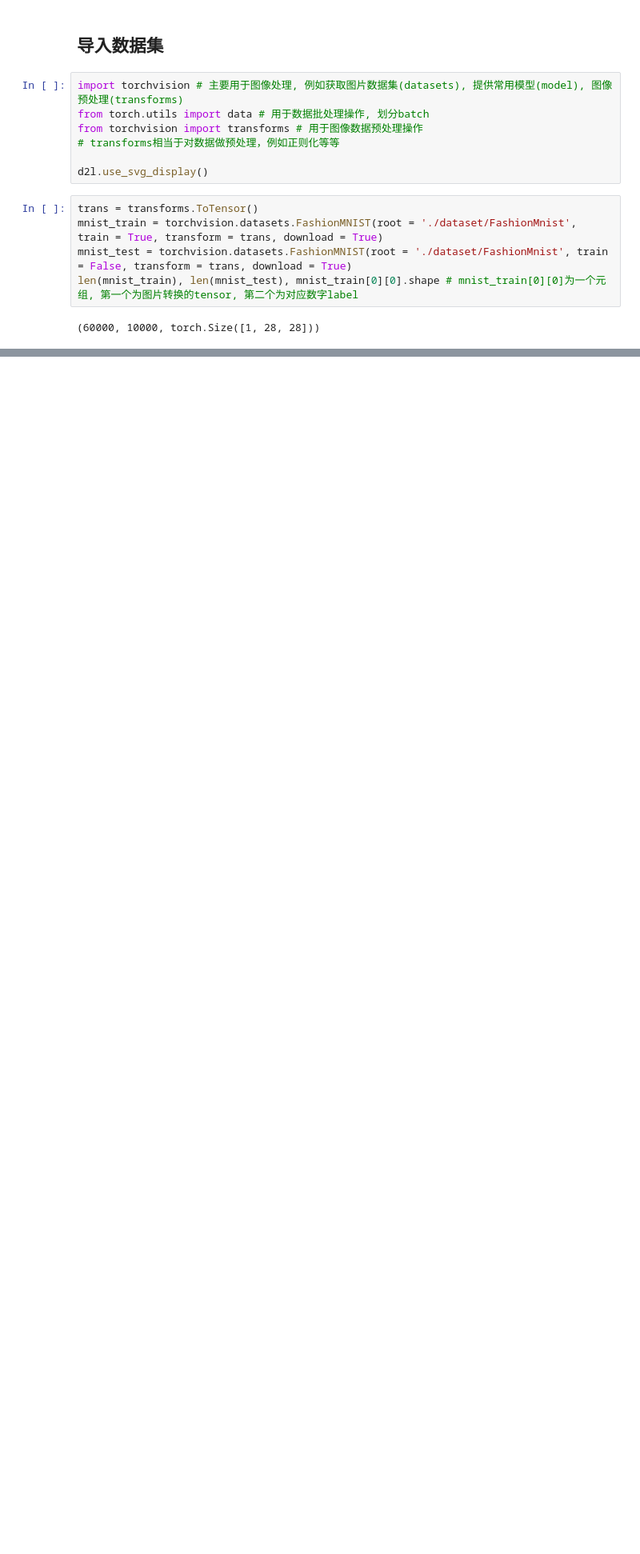
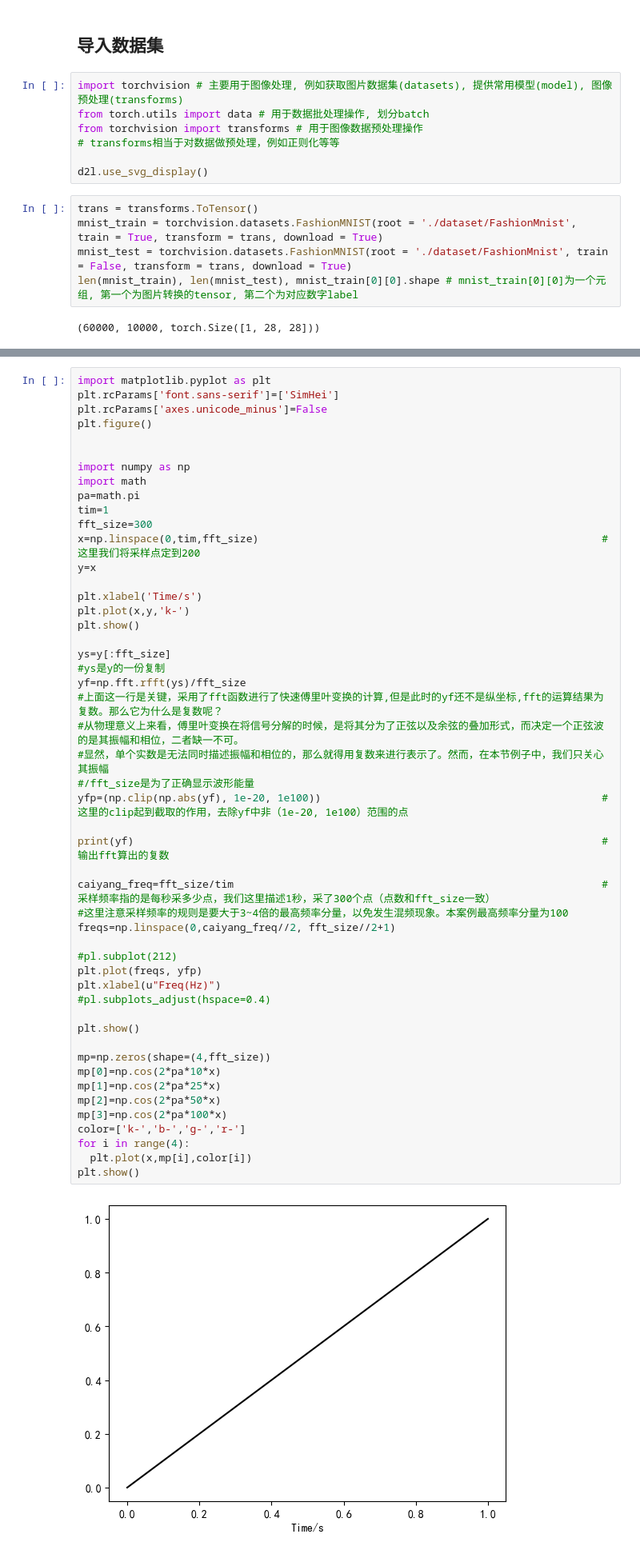
Before and after one commit to SiyueQ/-, a Jupyter notebook: deeplearning/动手学深度学习-checkpoint.ipynb, the cells around one changed output, grey strips where cells are left out. Shown at 80% size. Saved outputs shown, nothing was run; the diff lists cells and outputs as text; blank space fills up the shorter version.

```diff
--- a/deeplearning/动手学深度学习-checkpoint.ipynb
+++ b/deeplearning/动手学深度学习-checkpoint.ipynb
@@ -275,0 +707,51 @@ len(mnist_train), len(mnist_test), mnist_train[0][0].shape # mnist_train[0][0]
+# %%
+import matplotlib.pyplot as plt
+plt.rcParams['font.sans-serif']=['SimHei']
+plt.rcParams['axes.unicode_minus']=False
+plt.figure()
+
+
+import numpy as np
+import math
+pa=math.pi
+tim=1
+fft_size=300
+x=np.linspace(0,tim,fft_size)                                                       #这里我们将采样点定到200
+y=x
+
+plt.xlabel('Time/s')
+plt.plot(x,y,'k-')
+plt.show()
+
+ys=y[:fft_size]                                                                     #ys是y的一份复制
+yf=np.fft.rfft(ys)/fft_size
+#上面这一行是关键，采用了fft函数进行了快速傅里叶变换的计算,但是此时的yf还不是纵坐标,fft的运算结果为复数。那么它为什么是复数呢？
+#从物理意义上来看，傅里叶变换在将信号分解的时候，是将其分为了正弦以及余弦的叠加形式，而决定一个正弦波的是其振幅和相位，二者缺一不可。
+#显然，单个实数是无法同时描述振幅和相位的，那么就得用复数来进行表示了。然而，在本节例子中，我们只关心其振幅
+#/fft_size是为了正确显示波形能量
+yfp=(np.clip(np.abs(yf), 1e-20, 1e100))                                             #这里的clip起到截取的作用，去除yf中非（1e-20, 1e100）范围的点
+
+print(yf)                                                                           #输出fft算出的复数
+
+caiyang_freq=fft_size/tim                                                           #采样频率指的是每秒采多少点，我们这里描述1秒，采了300个点（点数和fft_size一致）
+#这里注意采样频率的规则是要大于3~4倍的最高频率分量，以免发生混频现象。本案例最高频率分量为100
+freqs=np.linspace(0,caiyang_freq//2, fft_size//2+1)
+
+#pl.subplot(212)
+plt.plot(freqs, yfp)
+plt.xlabel(u"Freq(Hz)")
+#pl.subplots_adjust(hspace=0.4)
+
+plt.show()
+
+mp=np.zeros(shape=(4,fft_size))
+mp[0]=np.cos(2*pa*10*x)
+mp[1]=np.cos(2*pa*25*x)
+mp[2]=np.cos(2*pa*50*x)
+mp[3]=np.cos(2*pa*100*x)
+color=['k-','b-','g-','r-']
+for i in range(4):
+  plt.plot(x,mp[i],color[i])
+plt.show()
+# %% [output]
+[figure, added]
```
Also changed, not shown: parts of 62 cells of this notebook, 1 other file.
